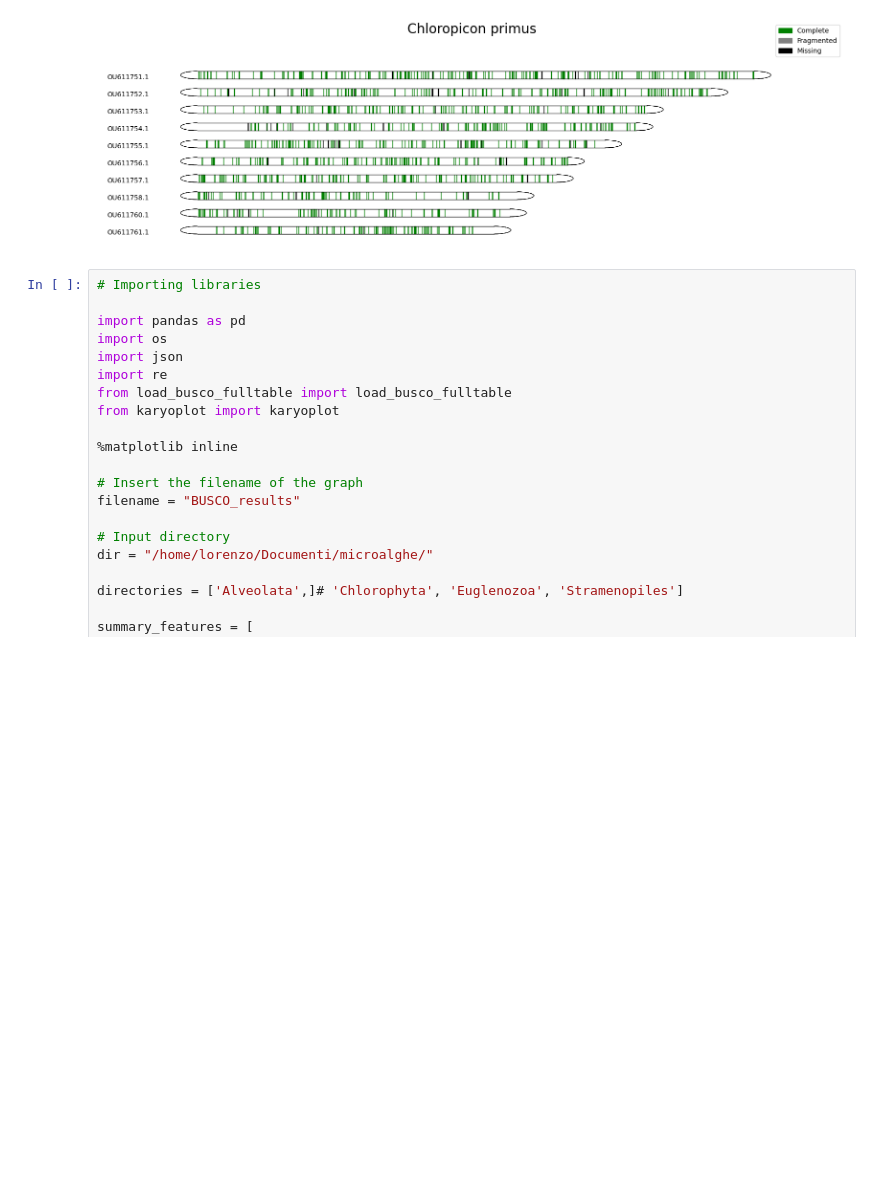
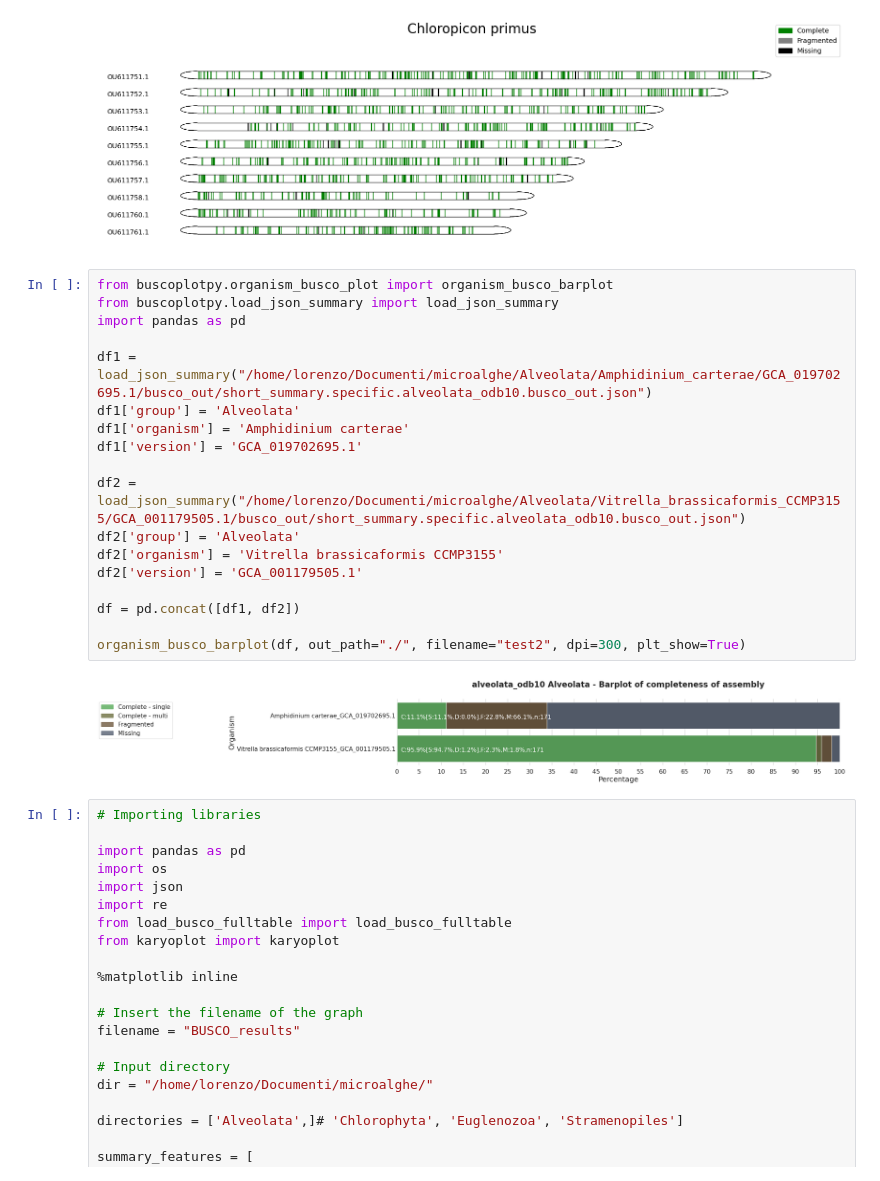
Before and after one commit to lorenzo-arcioni/BUSCO-Plot-Py, a Jupyter notebook: src/test.ipynb, the cells around one changed output. Saved outputs shown, nothing was run; the diff lists cells and outputs as text; blank space fills up the shorter version.

```diff
--- a/src/test.ipynb
+++ b/src/test.ipynb
@@ -6,6 +6,26 @@ karyoplot("/home/lorenzo/Documenti/microalghe/Chlorophyta/Dunaliella_primolecta_
           "test1.png", "Chloropicon primus", chrs_limit=10, plt_show=True, palette="green")
 # %% [output]
 [figure]
+# %%
+from buscoplotpy.organism_busco_plot import organism_busco_barplot
+from buscoplotpy.load_json_summary import load_json_summary
+import pandas as pd
+
+df1 = load_json_summary("/home/lorenzo/Documenti/microalghe/Alveolata/Amphidinium_carterae/GCA_019702695.1/busco_out/short_summary.specific.alveolata_odb10.busco_out.json")
+df1['group'] = 'Alveolata'
+df1['organism'] = 'Amphidinium carterae'
+df1['version'] = 'GCA_019702695.1'
+
+df2 = load_json_summary("/home/lorenzo/Documenti/microalghe/Alveolata/Vitrella_brassicaformis_CCMP3155/GCA_001179505.1/busco_out/short_summary.specific.alveolata_odb10.busco_out.json")
+df2['group'] = 'Alveolata'
+df2['organism'] = 'Vitrella brassicaformis CCMP3155'
+df2['version'] = 'GCA_001179505.1'
+
+df = pd.concat([df1, df2])
+
+organism_busco_barplot(df, out_path="./", filename="test2", dpi=300, plt_show=True)
+# %% [output]
+[figure, added]
 # %%
 # Importing libraries
 
```
Also changed, not shown: 2 other files.
